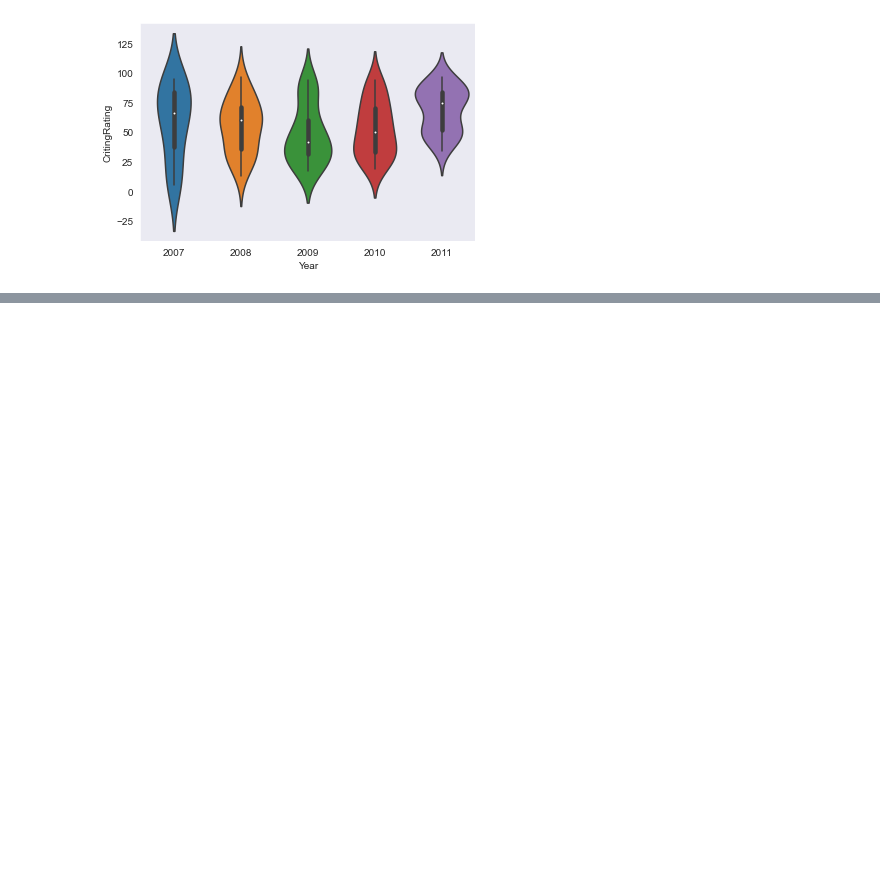
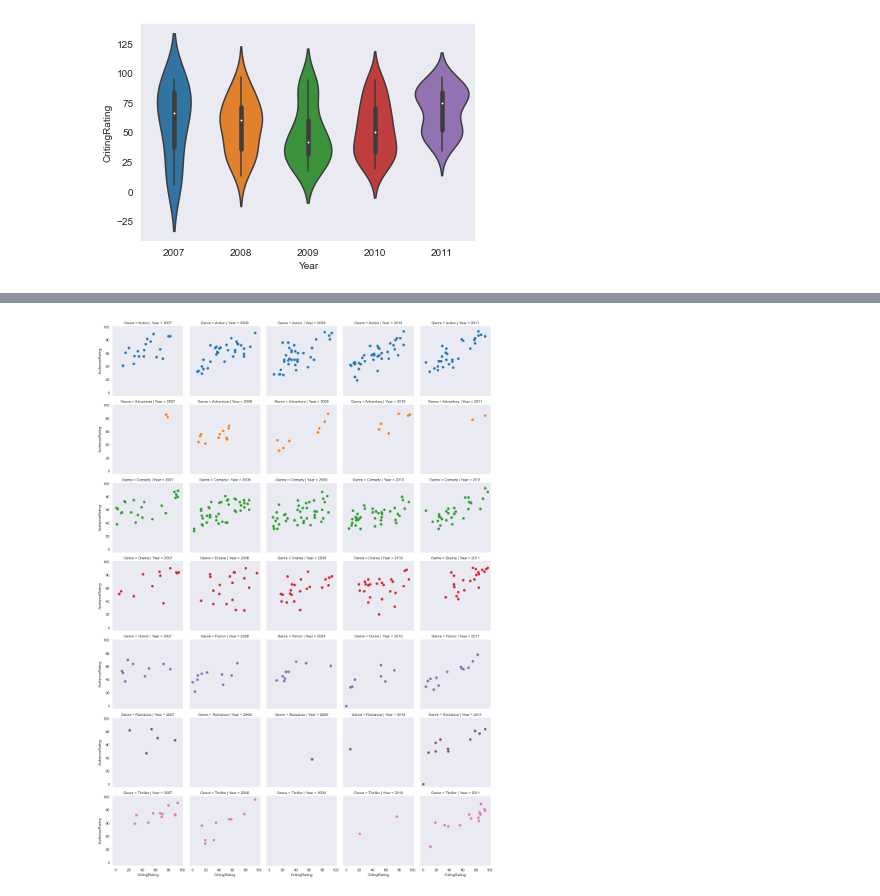
Before and after one commit to 07vikash/Movie-Rating-analysis, a Jupyter notebook: Movie-rating-analysis.ipynb, the cells around one changed output, grey strips where cells are left out. Saved outputs shown, nothing was run; the diff lists cells and outputs as text; code cells hidden in the pictures; blank space fills up the shorter version.

```diff
--- a/Movie-rating-analysis.ipynb
+++ b/Movie-rating-analysis.ipynb
@@ -415,0 +425,5 @@ wt2 =sns.violinplot(data=movieData[movieData.Genre == 'Drama'], x='Year', y='Cri
+# %%
+ftg =sns.FacetGrid(movieData, row='Genre', col='Year', hue ='Genre')
+ftg1 =ftg.map(plt.scatter, 'CritingRating', 'AudienceRating')
+# %% [output]
+[figure, added]
```
Also changed, not shown: parts of 4 cells of this notebook.
